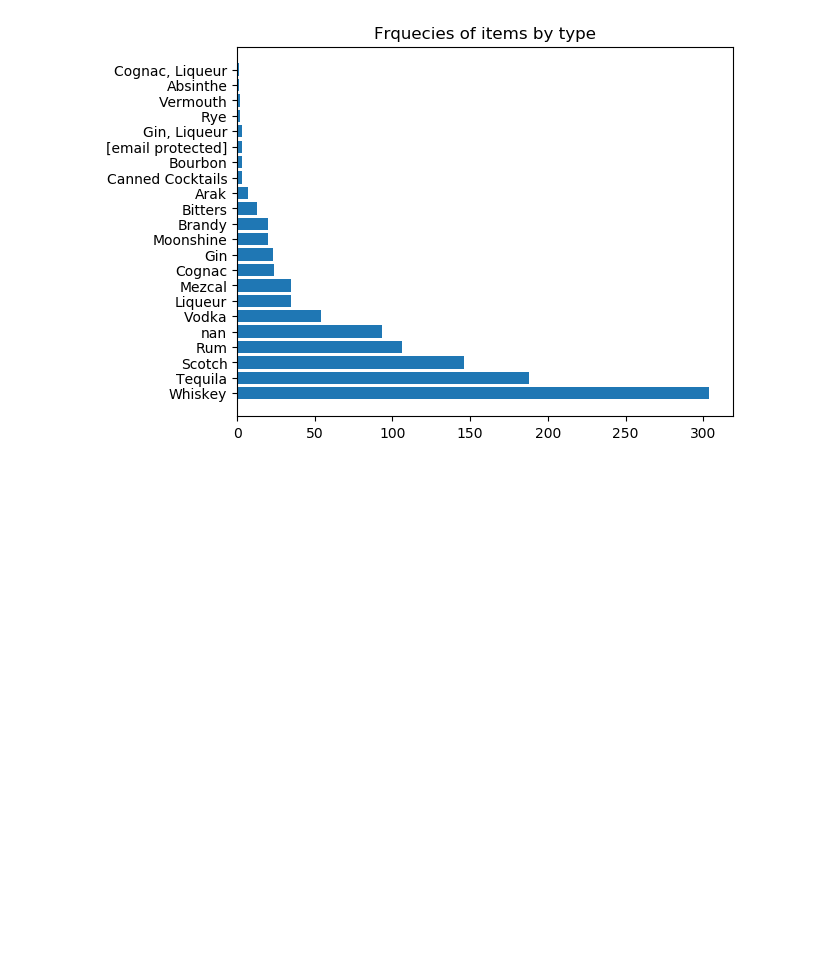
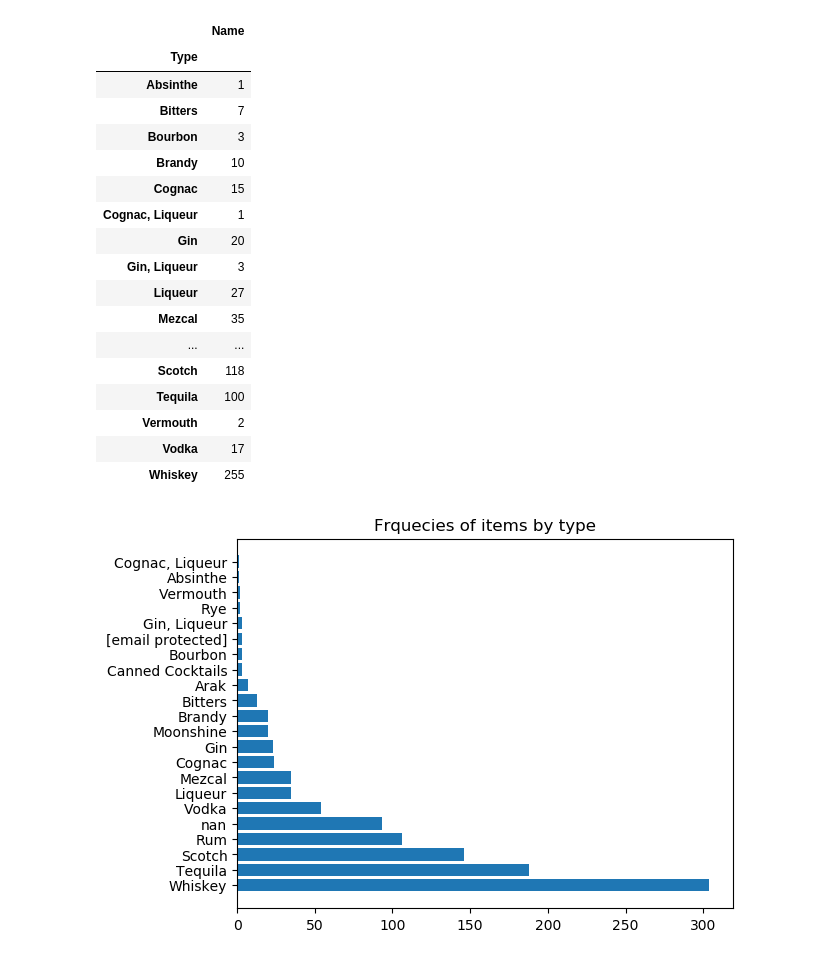
Before and after one commit to Mirkoforgi/Data-Processing-in-Python_project, a Jupyter notebook: some_plots.ipynb, the cells around one changed output. Drawn from its saved outputs; the diff is of its cells as text; code cells hidden in the pictures; blank space fills up the shorter version.

```diff
--- a/some_plots.ipynb
+++ b/some_plots.ipynb
@@ -66,3 +46,24 @@ clean_data.groupby(['Type', 'Region']).max()
+# %%
+clean_data[['Name', 'Type']].groupby('Type').count()
+# %% [output]
+|  | Name |
+| Type |  |
+| Absinthe | 1 |
+| Bitters | 7 |
+| Bourbon | 3 |
+| Brandy | 10 |
+| Cognac | 15 |
+| Cognac, Liqueur | 1 |
+| Gin | 20 |
+| Gin, Liqueur | 3 |
+| Liqueur | 27 |
+| Mezcal | 35 |
+| ... | ... |
+| Scotch | 118 |
+| Tequila | 100 |
+| Vermouth | 2 |
+| Vodka | 17 |
+| Whiskey | 255 |
 # %%
 COUNT=data.Type.value_counts(dropna=False)
 df1=pd.DataFrame(COUNT)
```
Also changed, not shown: parts of 1 cell of this notebook.
